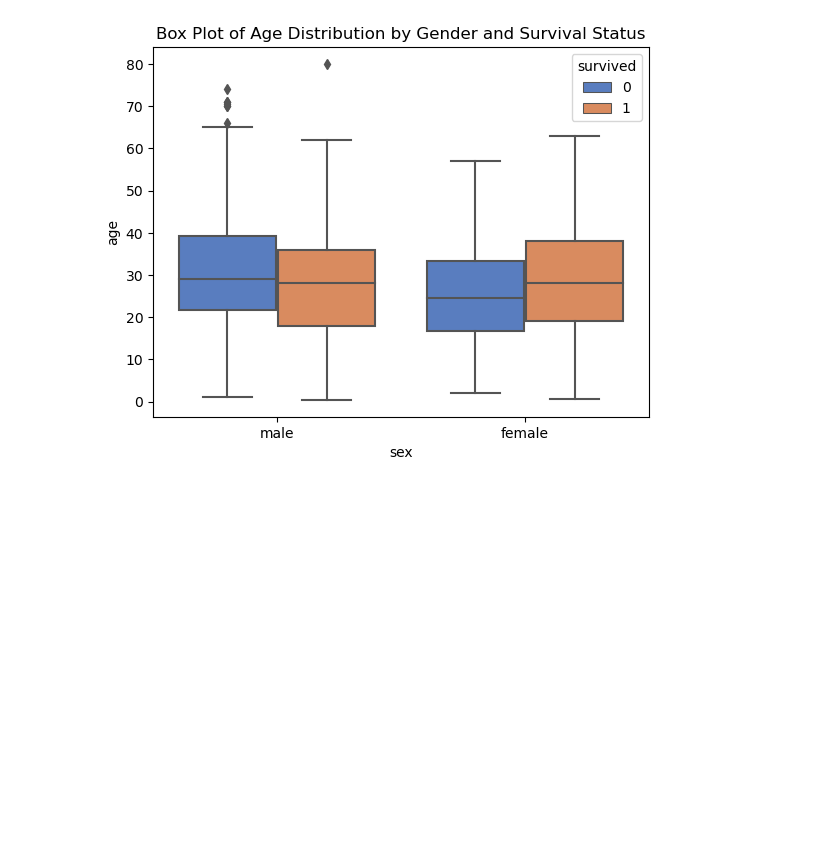
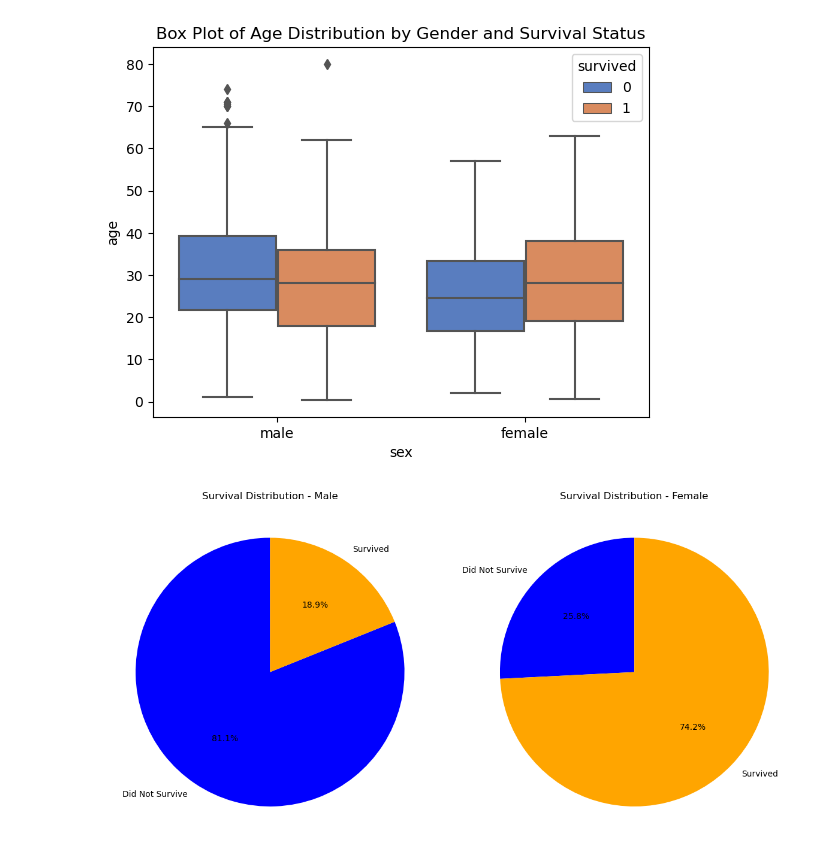
Before and after one commit to shradhasuse/DSBDA, a Jupyter notebook: Practical9.ipynb, the cells around one changed output. Saved outputs shown, nothing was run; the diff lists cells and outputs as text; code cells hidden in the pictures; blank space fills up the shorter version.

```diff
--- a/Practical9.ipynb
+++ b/Practical9.ipynb
@@ -10,3 +9,15 @@ plt.title('Box Plot of Age Distribution by Gender and Survival Status')
 plt.show()
 # %% [output]
 [figure]
+# %%
+gender_survival = titanic.groupby(['sex', 'survived']).size().unstack()
+labels = ['Did Not Survive', 'Survived']
+colors = ['blue', 'orange']
+fig, axes = plt.subplots(1, 2, figsize=(12,6))
+for i, sex in enumerate(['male', 'female']):
+    axes[i].pie(gender_survival.loc[sex], labels=labels, autopct='%1.1f%%', colors=colors, startangle=90 )
+    axes[i].set_title(f'Survival Distribution - {sex.capitalize()}')
+plt.tight_layout()
+plt.show()
+# %% [output]
+[figure, added]
```
Also changed, not shown: parts of 4 cells of this notebook.
